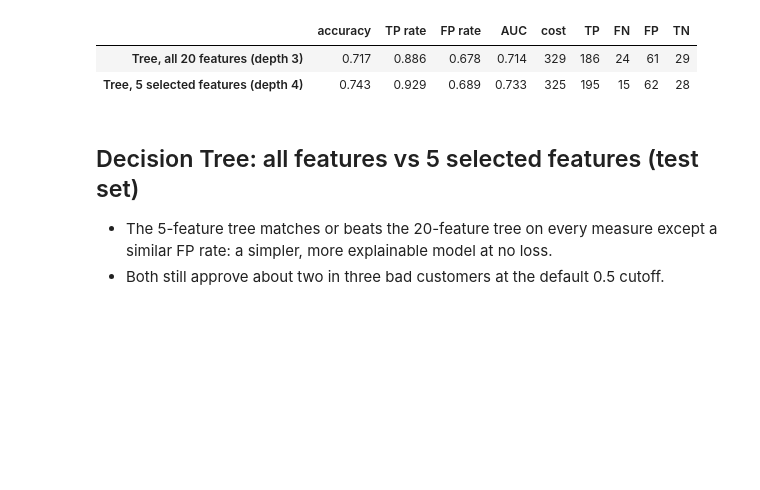
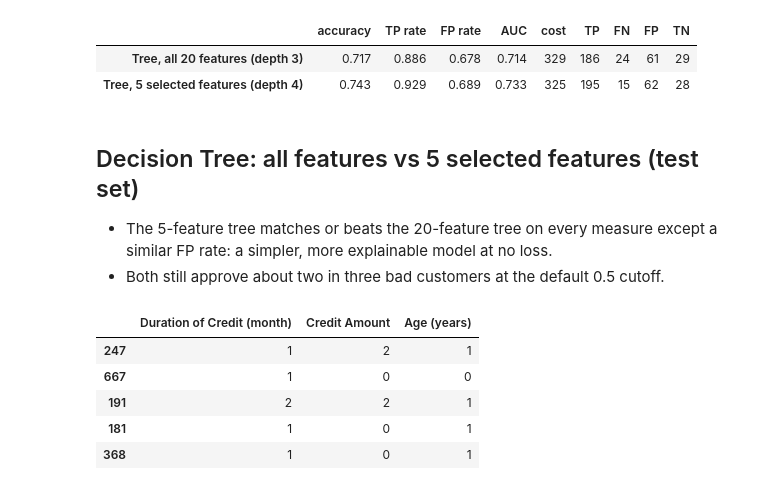
Before and after one commit to dadounsamira/german-credit-score, a Jupyter notebook: notebooks/03-models.ipynb, the cells around one changed output. Saved outputs shown, nothing was run; the diff lists cells and outputs as text; code cells hidden in the pictures; blank space fills up the shorter version.

```diff
--- a/notebooks/03-models.ipynb
+++ b/notebooks/03-models.ipynb
@@ -196,3 +196,27 @@ comparison
 
 - The 5-feature tree matches or beats the 20-feature tree on every measure except a similar FP rate: a simpler, more explainable model at no loss.
 - Both still approve about two in three bad customers at the default 0.5 cutoff.
+# %%
+# turn the 3 numeric features into categories (bins) so CategoricalNB can use them
+from sklearn.naive_bayes import CategoricalNB
+
+def bin_numeric(data):
+    data = data.copy()
+    data["Duration of Credit (month)"] = pd.cut(data["Duration of Credit (month)"],
+                                                bins=[0, 12, 24, 36, 100], labels=False)
+    data["Credit Amount"] = pd.cut(data["Credit Amount"],
+                                   bins=[0, 1500, 3000, 5000, 100000], labels=False)
+    data["Age (years)"] = pd.cut(data["Age (years)"],
+                                 bins=[0, 25, 35, 45, 100], labels=False)
+    return data
+
+X_train_nb = bin_numeric(X_train)
+X_test_nb = bin_numeric(X_test)
+X_train_nb[["Duration of Credit (month)", "Credit Amount", "Age (years)"]].head()
+# %% [output]
+|  | Duration of Credit (month) | Credit Amount | Age (years) |
+| 247 | 1 | 2 | 1 |
+| 667 | 1 | 0 | 0 |
+| 191 | 2 | 2 | 1 |
+| 181 | 1 | 0 | 1 |
+| 368 | 1 | 0 | 1 |
```
Also changed, not shown: parts of 2 cells of this notebook.
